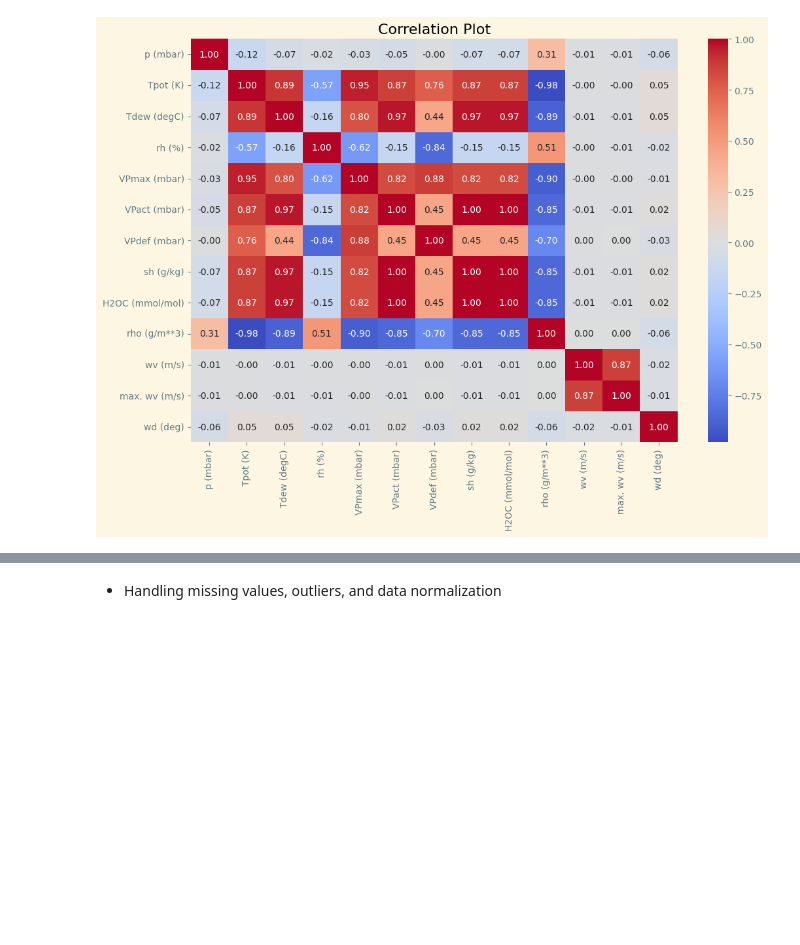
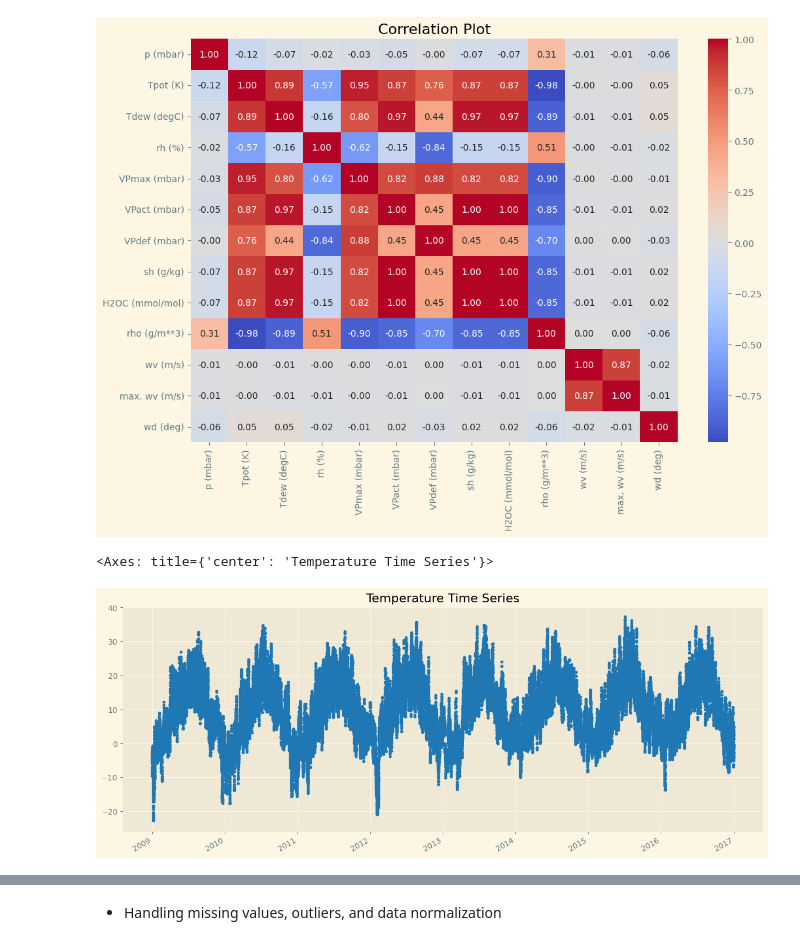
Before and after one commit to analyticsbyted/LSTM_weatherForecast, a Jupyter notebook: weatherproject.ipynb, the cells around one changed output, grey strips where cells are left out. Saved outputs shown, nothing was run; the diff lists cells and outputs as text; code cells hidden in the pictures; blank space fills up the shorter version.

```diff
--- a/weatherproject.ipynb
+++ b/weatherproject.ipynb
@@ -180,3 +180,12 @@ plt.title('Correlation Plot')
 plt.show()
 # %% [output]
 [figure]
+# %%
+df['T (degC)'].plot(style='.',
+        figsize=(15, 6),
+        color=color_pal[0],
+        xlabel = "",
+        title="Temperature Time Series")
+# %% [output]
+<Axes: title={'center': 'Temperature Time Series'}>
+[figure, added]
```
Also changed, not shown: parts of 16 cells of this notebook.
